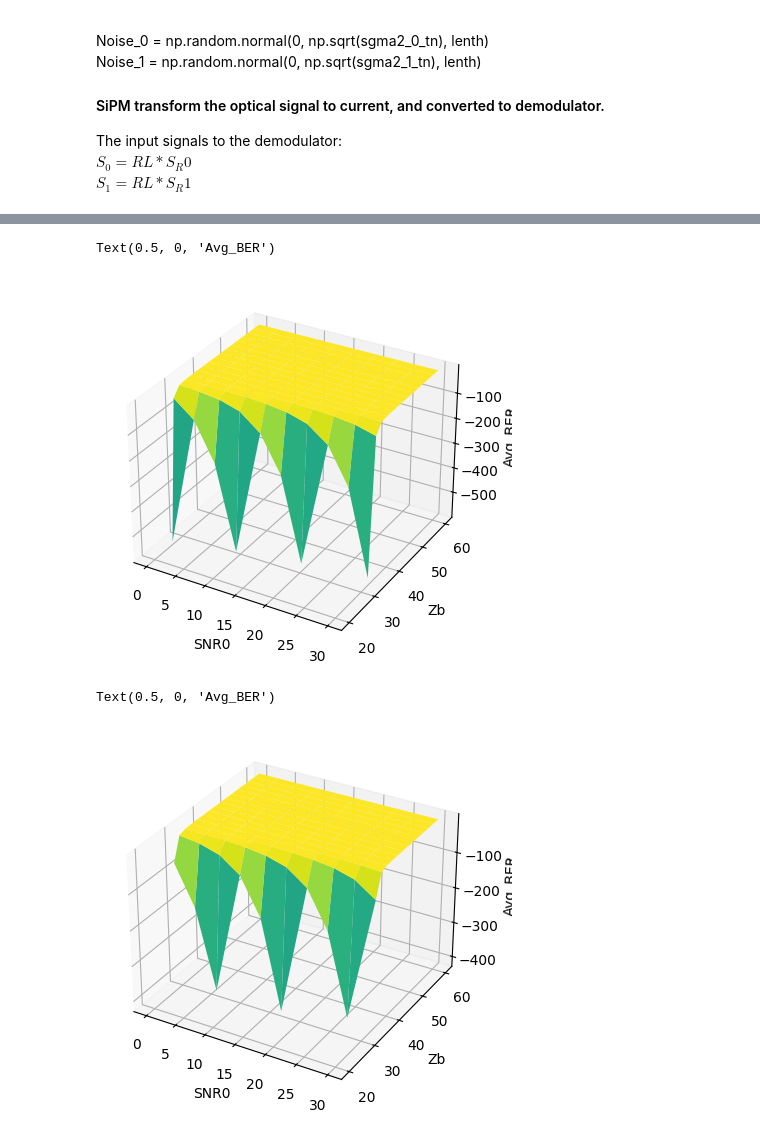
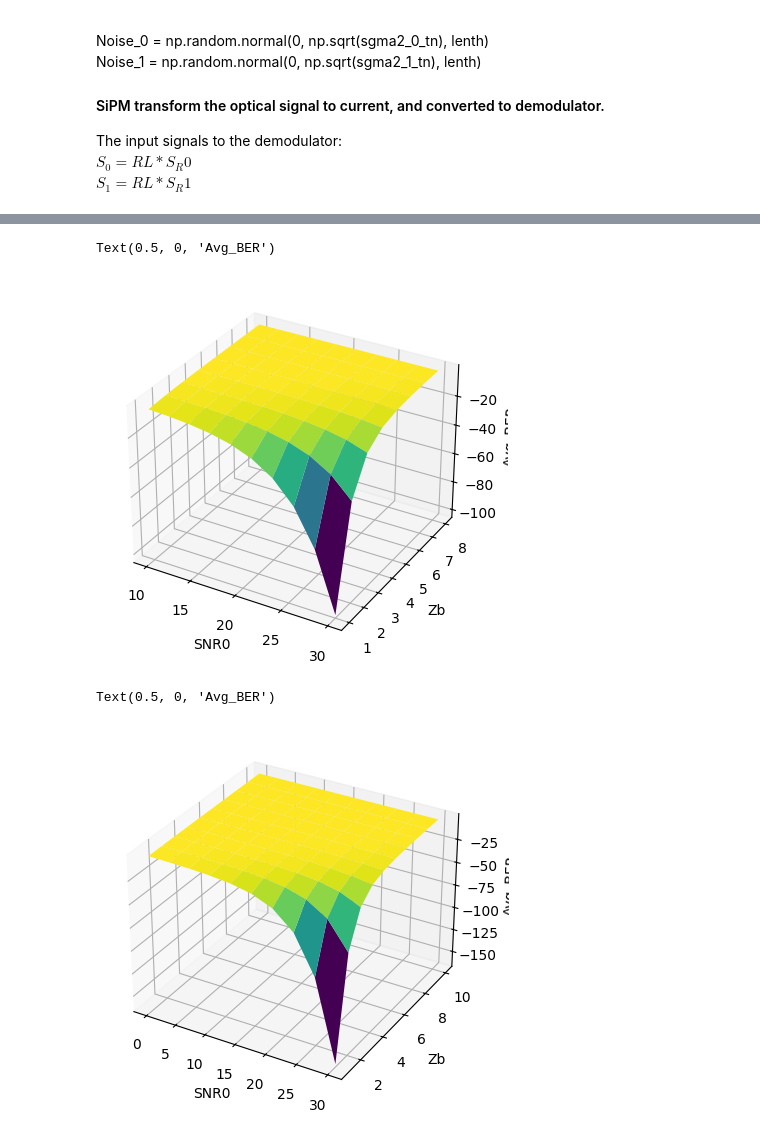
Before and after one commit to wei994/Reproduce-of-OOK-CNNs-Demudulation, a Jupyter notebook: Reproduce_FTD__OOK_CNNs.ipynb, the cells around one changed output, grey strips where cells are left out. Cells and saved outputs as stored; diff of their text form; code cells hidden in the pictures.

```diff
--- a/Reproduce_FTD__OOK_CNNs.ipynb
+++ b/Reproduce_FTD__OOK_CNNs.ipynb
@@ -91,7 +91,7 @@ def Simulated_dataset(SNR,Z,P,Watertype,Noise='Gauss'):
   P_XT = 1 + 0.07
   Res=PDE*lamda*G*e*P_AP*P_XT/(hp*c)  # what? SiPM responsitivity
   Fe=1.1  # funtion of the doping profile
-  RL = 1000 #load resistance
+  RL = 10 #load resistance
   #  Laser Diode Parameters
   ext=0.33 # extinction ratio
   Ptx1 =(1-ext)*P  #[0.25,0.40,0.5] #  power of bit 1 in watt
@@ -123,11 +123,11 @@ def Simulated_dataset(SNR,Z,P,Watertype,Noise='Gauss'):
     print("Please choose noise type: Gauss, Rayleigh, Uniform")
     sys.exit()
 ####The optical signal received by the SiPM after underwater propagation
-  S_R0 = Res*h_gain*Ptx0*RL + Noise_0
-  S_R1 = Res*h_gain*Ptx1*RL + Noise_1
+  S_R0 = Res*h_gain*Ptx0 + Noise_0
+  S_R1 = Res*h_gain*Ptx1 + Noise_1
 ####the input signals to the demodulator corresponding to “0” and “1” bits,
-  S_0 =  S_R0 # nurmical simulated current of bit 1
-  S_1 =  S_R1 # nurmical simulated current of bit 0
+  S_0 = RL*S_R0*1e-6# nurmical simulated current of bit 1
+  S_1 = RL*S_R1*1e-6# nurmical simulated current of bit 0
 #
   Denm_trm1 = sqrt(sgma2_t_n1 ) # standard deviation of bit 1
   Denm_trm0 = sqrt(sgma2_t_n0 ) # standard deviation of bit 0
@@ -142,7 +142,7 @@ def Simulated_dataset(SNR,Z,P,Watertype,Noise='Gauss'):
 clearwater = Watertype(0.551,0)
 SNR = 30
 Avg_BER1=[]
-Zb = np.linspace(1,60,30)
+Zb = np.linspace(1,10,10)
 for Z in Zb:
     P = 0.25    #[0.25,0.40,0.5]
     N_s1,N_s0,D_s1,D_s0,Threshold = Simulated_dataset(SNR,Z,P,clearwater)
@@ -159,6 +159,6 @@ plt.show()
 # %%
 ######The effect of SNR
-Z = 30
+Z = 3
 SNR0 = np.linspace(0,40,8)
 P = 0.25
 Avg_BER1=[]
@@ -178,37 +178,38 @@ NameError: name 'np' is not defined
 # %%
 #### Here is the reproduce of FTD power = 0.25 w
-SNR0 = np.linspace(0,30,10) # SNR range
-Zb = np.linspace(20,60,20) # link range
+SNR0 = np.linspace(10,30,10) # SNR range
+Zb = np.linspace(1,8,8) # link range
 P = [0.25,0.40,0.5] # power
 X, Y = np.meshgrid(SNR0, Zb)
 
 # Create 3D array
+
 Avg_BER = np.zeros_like(X)
 for j in range(len(Zb)):
   for  i in range(len(SNR0)):
     N_s1,N_s0,D_s1,D_s0,Threshold = Simulated_dataset(SNR0[i],Zb[j],P[0],clearwater)
     Avg_BER_Inst =  0.25*special.erfc(((Threshold - N_s0)/D_s0)) +0.25*special.erfc(((N_s1 - Threshold)/D_s1))
     Avg_BER[j,i] = np.mean(Avg_BER_Inst)
 Avg_BER = np.log(Avg_BER)
 
 # Create a 3D plot
 fig = plt.figure()
 ax = fig.add_subplot(111, projection='3d')
 # Plot the surface
 surf = ax.plot_surface(X, Y,Avg_BER,cmap='viridis')
 # Set labels
 ax.set_xlabel('SNR0')
 ax.set_ylabel('Zb')
 ax.set_zlabel('Avg_BER')
 # print(Avg_BER)
 # %% [output]
 Text(0.5, 0, 'Avg_BER')
-[figure, old version]
+[figure, new version]
 # %%
-#### Here is the reproduce of FTD power = 40w
+#### Here is the reproduce of FTD power = 0.w
 ### power = 0.4
 SNR0 = np.linspace(0,30,10) # SNR range
-Zb = np.linspace(20,60,20) # link range
+Zb = np.linspace(1,10,10) # link range
 P = [0.25,0.40,0.5] # power
 X, Y = np.meshgrid(SNR0, Zb)
 
@@ -233,7 +234,7 @@ ax.set_zlabel('Avg_BER')
 # print(Avg_BER)
 # %% [output]
 Text(0.5, 0, 'Avg_BER')
-[figure, old version]
+[figure, new version]
 # %%
 #### Here is the reproduce of FTD
 # Power =  0.5
```
Also changed, not shown: parts of 5 cells of this notebook.
